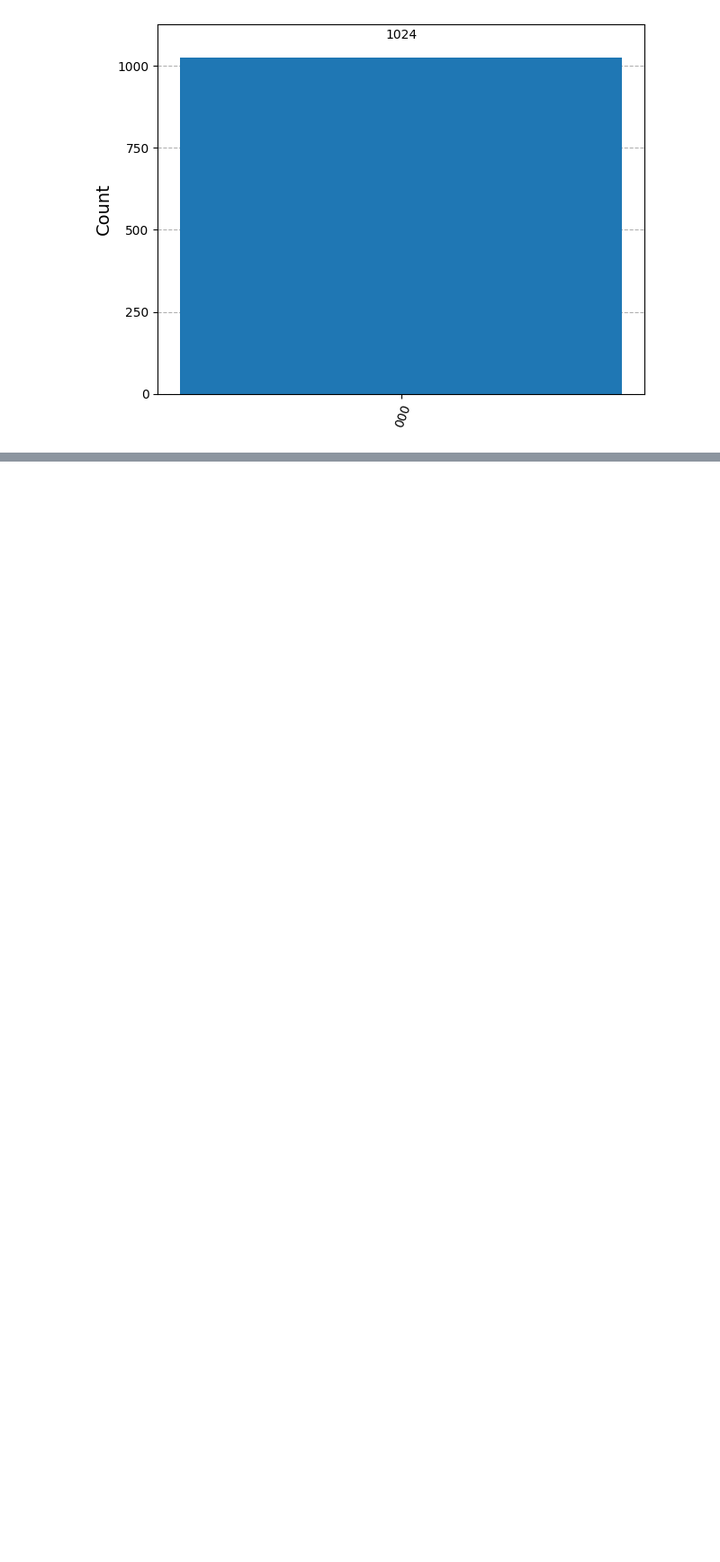
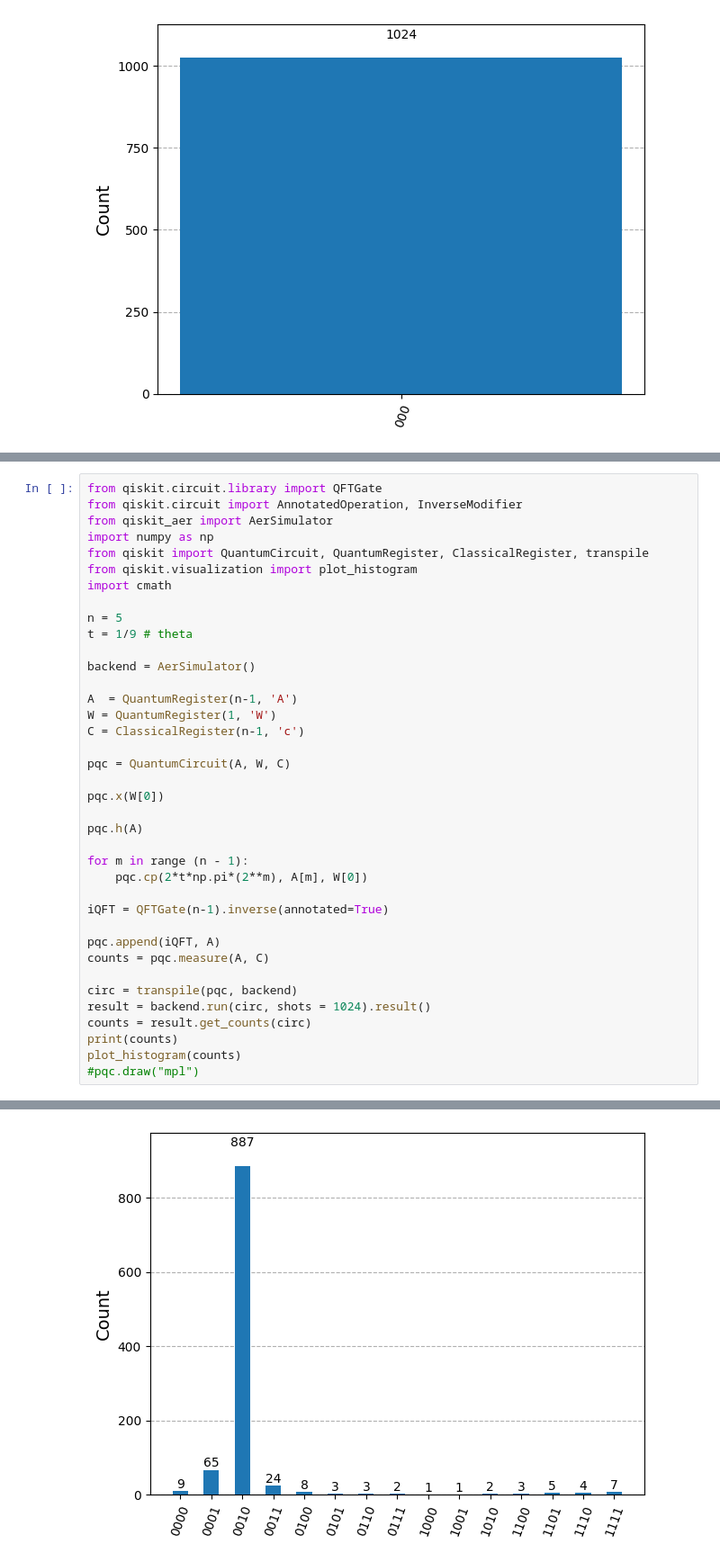
Before and after one commit to bbevacquabailey/qiskitTesting, a Jupyter notebook: Shor.ipynb, the cells around one changed output, grey strips where cells are left out. Shown at 90% size. Cells and saved outputs as stored; diff of their text form; blank space fills up the shorter version.

```diff
--- a/Shor.ipynb
+++ b/Shor.ipynb
@@ -67,0 +70,39 @@ plot_histogram(counts)
+# %%
+from qiskit.circuit.library import QFTGate
+from qiskit.circuit import AnnotatedOperation, InverseModifier
+from qiskit_aer import AerSimulator
+import numpy as np
+from qiskit import QuantumCircuit, QuantumRegister, ClassicalRegister, transpile
+from qiskit.visualization import plot_histogram
+import cmath
+
+n = 5
+t = 1/9 # theta
+
+backend = AerSimulator()
+
+A  = QuantumRegister(n-1, 'A')
+W = QuantumRegister(1, 'W')
+C = ClassicalRegister(n-1, 'c')
+
+pqc = QuantumCircuit(A, W, C)
+
+pqc.x(W[0])
+
+pqc.h(A)
+
+for m in range (n - 1):
+    pqc.cp(2*t*np.pi*(2**m), A[m], W[0])
+
+iQFT = QFTGate(n-1).inverse(annotated=True)
+
+pqc.append(iQFT, A)
+counts = pqc.measure(A, C)
+
+circ = transpile(pqc, backend)
+result = backend.run(circ, shots = 1024).result()
+counts = result.get_counts(circ)
+print(counts)
+plot_histogram(counts)
+#pqc.draw("mpl")
+# %% [output]
@@ -67,0 +110 @@ plot_histogram(counts)
+[figure, added]
```
Also changed, not shown: parts of 4 cells of this notebook.
